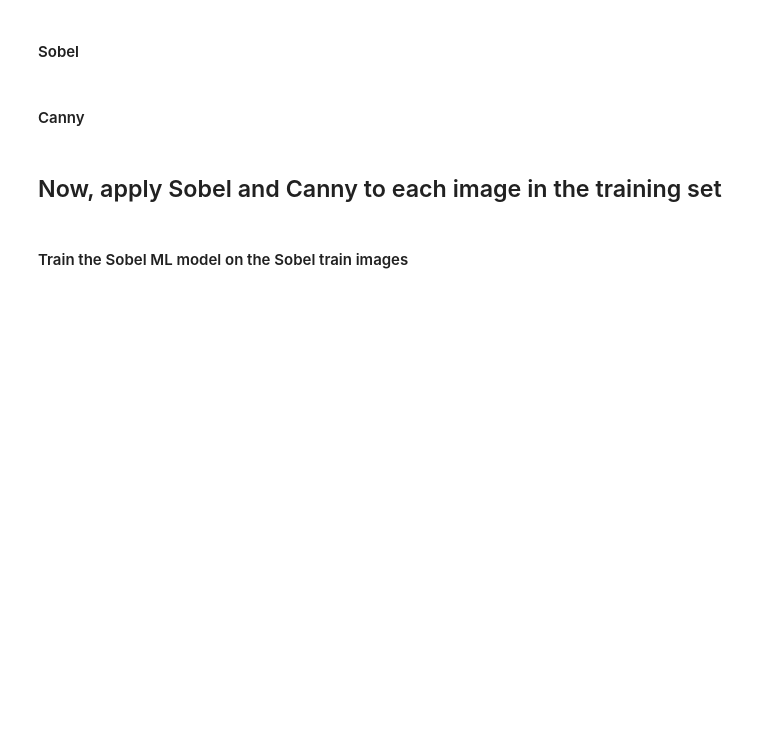
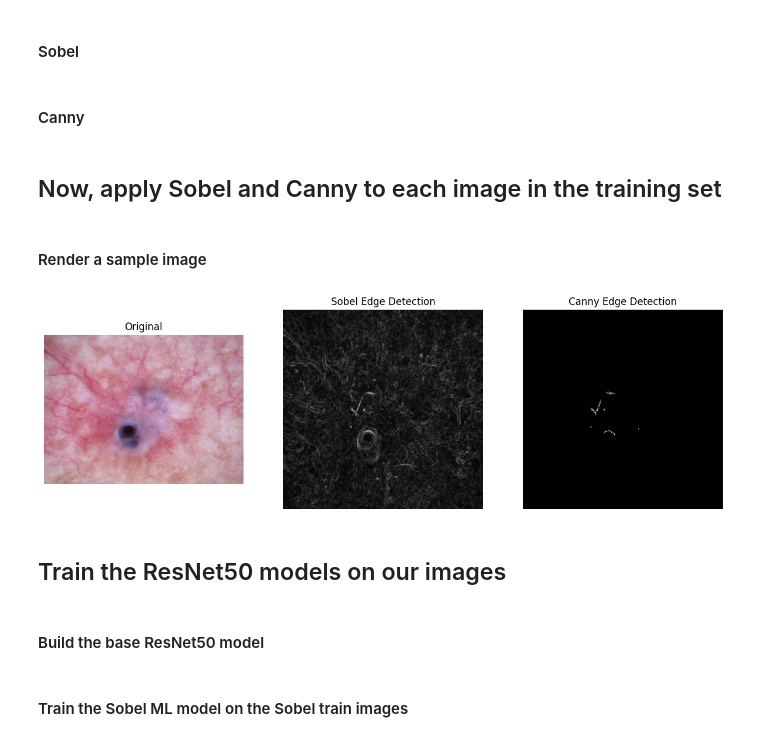
Before and after one commit to danieladams9/4442groupprog, a Jupyter notebook: CS4442 Group project.ipynb, the cells around one changed output. Cells and saved outputs as stored; diff of their text form; code cells hidden in the pictures; blank space fills up the shorter version.

```diff
--- a/CS4442 Group project.ipynb
+++ b/CS4442 Group project.ipynb
@@ -46,3 +50,9 @@ ds = load_dataset("marmal88/skin_cancer")
+# %%
+def PrepareEdgeImage(image):
+    # Convert grayscale to RGB by replicating the channel
+    edgeRGB = cv2.cvtColor(image, cv2.COLOR_GRAY2RGB)
+    # Resize to 224x224 for ResNet50
+    return cv2.resize(edgeRGB, (224, 224))
 # %% [markdown]
 #### Sobel
 # %%
@@ -50,13 +60,20 @@ def ApplySobel(image):
     gray = cv2.cvtColor(image, cv2.COLOR_RGB2GRAY)
     sobelx = cv2.Sobel(gray, cv2.CV_64F, 1, 0, ksize=3)
     sobely = cv2.Sobel(gray, cv2.CV_64F, 0, 1, ksize=3)
-    sobel_combined = cv2.magnitude(sobelx, sobely)
-    return cv2.normalize(sobel_combined, None, 0, 255, cv2.NORM_MINMAX).astype(np.uint8)
+    sobelCombined = cv2.magnitude(sobelx, sobely)
+    return PrepareEdgeImage(cv2.normalize(sobelCombined, None, 0, 255, cv2.NORM_MINMAX).astype(np.uint8))
 # %% [markdown]
 #### Canny
-# %%
-def ApplyCanny(image):
-    gray = cv2.cvtColor(image, cv2.COLOR_RGB2GRAY)
-    return cv2.Canny(gray, 100, 200)
+# %%
+# Default value for Canny edge detection
+sigma = 0.33
+
+def ApplyCanny(image):
+    gray = cv2.cvtColor(image, cv2.COLOR_RGB2GRAY)
+    v = np.median(gray)
+    lower = int(max(0, (1.0 - sigma) * v))
+    upper = int(min(255, (1.0 + sigma) * v))
+    edged = cv2.Canny(gray, lower, upper)
+    return PrepareEdgeImage(edged)
 # %% [markdown]
 ## Now, apply Sobel and Canny to each image in the training set
@@ -63,27 +106,19 @@ def ApplyCanny(image):
+# %% [markdown]
+#### Render a sample image
 # %%
-dfTrain = ds["train"].to_pandas()
-
-sobelImagesTrain = []
-cannyImagesTrain = []
-
-for index, row in dfTrain.iterrows():
-    image = cv2.cvtColor(cv2.imdecode(np.frombuffer(row["image"]["bytes"], np.uint8), cv2.IMREAD_COLOR), cv2.COLOR_BGR2RGB)
-
-    sobelImage = ApplySobel(image)
-    cannyImage = ApplyCanny(image)
-
-    sobelImagesTrain.append(sobelImage)
-    cannyImagesTrain.append(cannyImage)
-    break
-
-# Display sample images
 fig, axes = plt.subplots(1, 3, figsize=(15, 5))
 axes[0].imshow(image)
 axes[0].set_title("Original")
 axes[1].imshow(sobelImage, cmap='gray')
 axes[1].set_title("Sobel Edge Detection")
 axes[2].imshow(cannyImage, cmap='gray')
 axes[2].set_title("Canny Edge Detection")
 for ax in axes:
     ax.axis("off")
 plt.show()
+# %% [output]
+[figure, added]
+# %% [markdown]
+## Train the ResNet50 models on our images
+# %% [markdown]
+#### Build the base ResNet50 model
```
Also changed, not shown: parts of 38 cells of this notebook.
